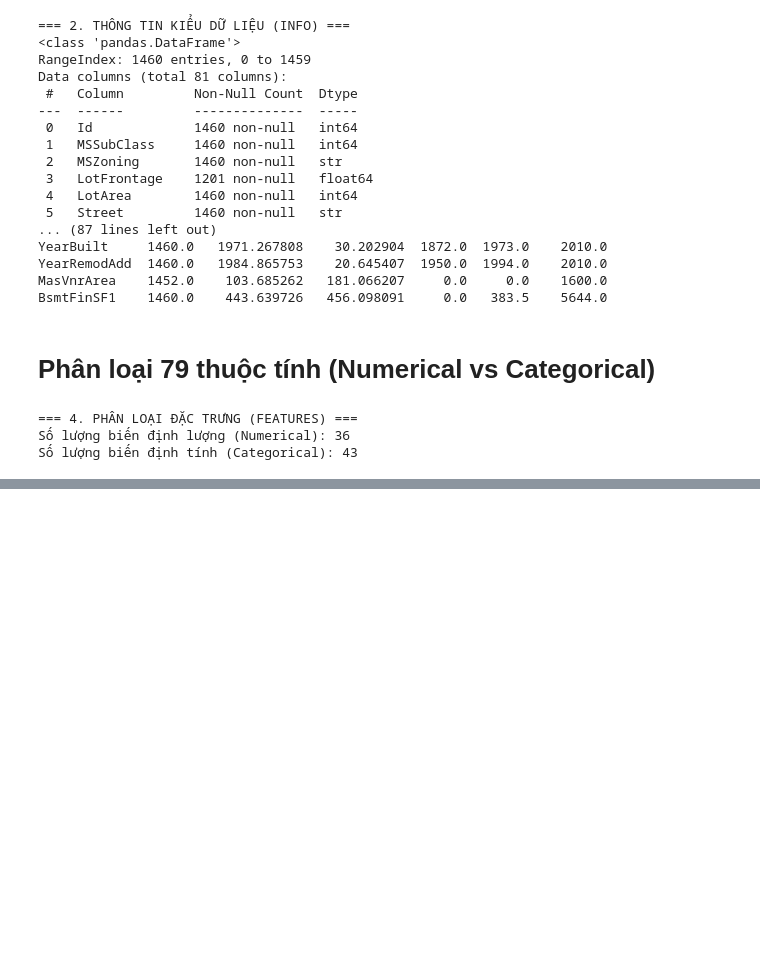
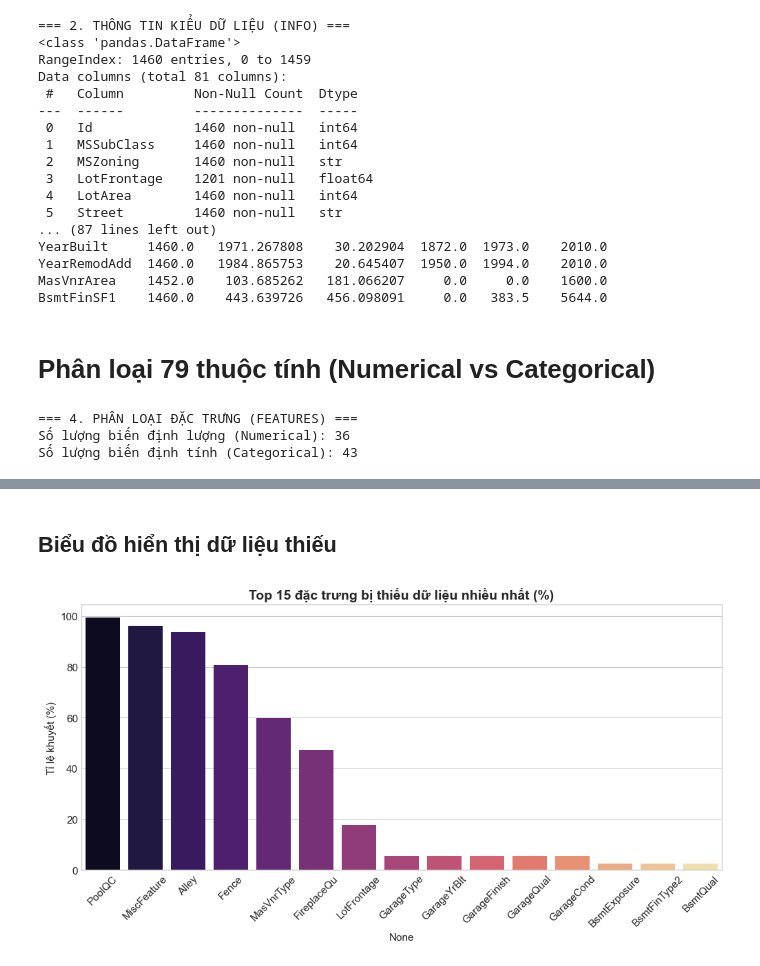
Before and after one commit to hthuonq/sgu-MAYHOC, a Jupyter notebook: lab03/lab03.ipynb, the cells around one changed output, grey strips where cells are left out. Saved outputs shown, nothing was run; the diff lists cells and outputs as text; code cells hidden in the pictures; blank space fills up the shorter version.

```diff
--- a/lab03/lab03.ipynb
+++ b/lab03/lab03.ipynb
@@ -67,0 +127,9 @@ Số lượng biến định tính (Categorical): 43
+# %%
+missing = train_df.isnull().sum()
+missing = missing[missing > 0].sort_values(ascending=False)
+missing_perc = (missing / len(train_df)) * 100
+
+missing_df = pd.DataFrame({'Số lượng khuyết': missing, 'Tỉ lệ (%)': missing_perc})
+
+print("\n=== TOP 15 ĐẶC TRƯNG BỊ KHUYẾT DỮ LIỆU NHIỀU NHẤT ===")
+print(missing_df.head(15))
@@ -67,0 +154,11 @@ Số lượng biến định tính (Categorical): 43
+# %% [markdown]
+## Biểu đồ hiển thị dữ liệu thiếu
+# %%
+plt.figure(figsize=(12, 5))
+sns.barplot(x=missing_df.head(15).index, y=missing_df.head(15)['Tỉ lệ (%)'], palette='magma')
+plt.xticks(rotation=45)
+plt.title('Top 15 đặc trưng bị thiếu dữ liệu nhiều nhất (%)', fontsize=14, fontweight='bold')
+plt.ylabel('Tỉ lệ khuyết (%)')
+plt.show()
+# %% [output]
+[figure, added]
```
Also changed, not shown: parts of 16 cells of this notebook.
